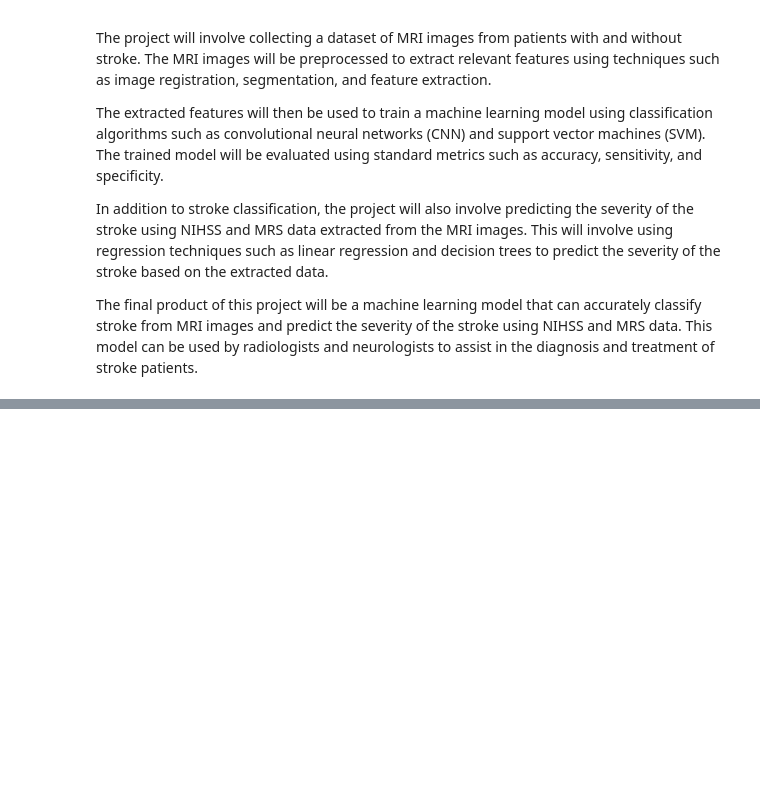
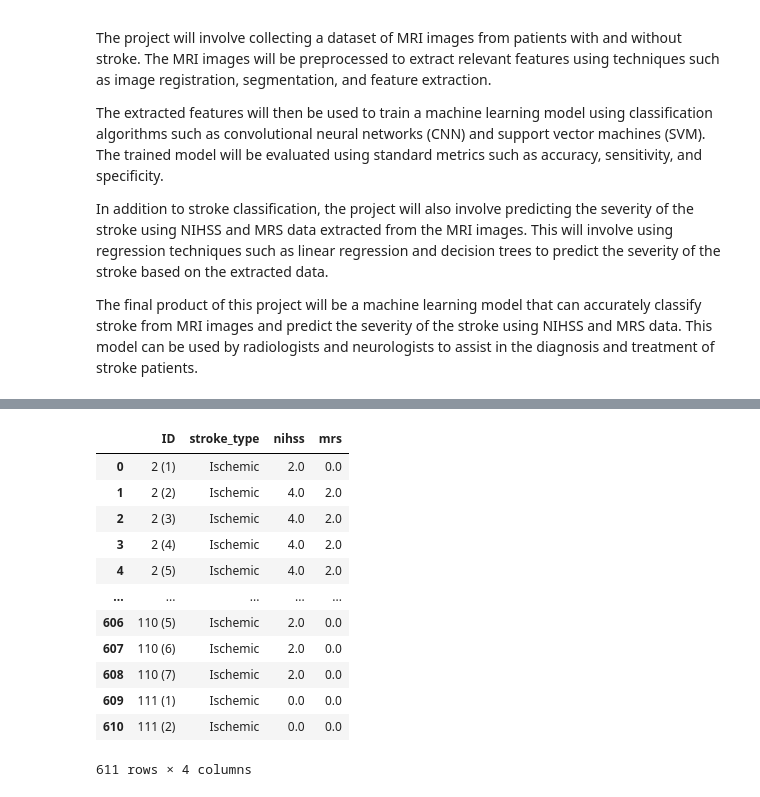
Before and after one commit to sepideh-shamsizadeh/brain-stroke-detection, a Jupyter notebook: Brain_stroke.ipynb, the cells around one changed output, grey strips where cells are left out. Saved outputs shown, nothing was run; the diff lists cells and outputs as text; code cells hidden in the pictures; blank space fills up the shorter version.

```diff
--- a/Brain_stroke.ipynb
+++ b/Brain_stroke.ipynb
@@ -65,0 +44,26 @@ dcm_array = (dcm_array - np.min(dcm_array)) / (np.max(dcm_array) - np.min(dcm_ar
+# %%
+# Load the labels from the CSV file into a pandas DataFrame
+labels_df = pd.read_csv(csv_path)
+# Replace missing NIHSS scores with the median value
+median_nihss = labels_df['nihss'].median()
+labels_df['nihss'].fillna(median_nihss, inplace=True)
+
+# Replace missing MRS scores with the mode value
+mode_mrs = labels_df['mrs'].mode()[0]
+labels_df['mrs'].fillna(mode_mrs, inplace=True)
+# %%
+labels_df
+# %% [output]
+|  | ID | stroke_type | nihss | mrs |
+| 0 | 2 (1) | Ischemic | 2.0 | 0.0 |
+| 1 | 2 (2) | Ischemic | 4.0 | 2.0 |
+| 2 | 2 (3) | Ischemic | 4.0 | 2.0 |
+| 3 | 2 (4) | Ischemic | 4.0 | 2.0 |
+| 4 | 2 (5) | Ischemic | 4.0 | 2.0 |
+| ... | ... | ... | ... | ... |
+| 606 | 110 (5) | Ischemic | 2.0 | 0.0 |
+| 607 | 110 (6) | Ischemic | 2.0 | 0.0 |
+| 608 | 110 (7) | Ischemic | 2.0 | 0.0 |
+| 609 | 111 (1) | Ischemic | 0.0 | 0.0 |
+| 610 | 111 (2) | Ischemic | 0.0 | 0.0 |
+611 rows × 4 columns
```
Also changed, not shown: parts of 23 cells of this notebook, 1 other file.
